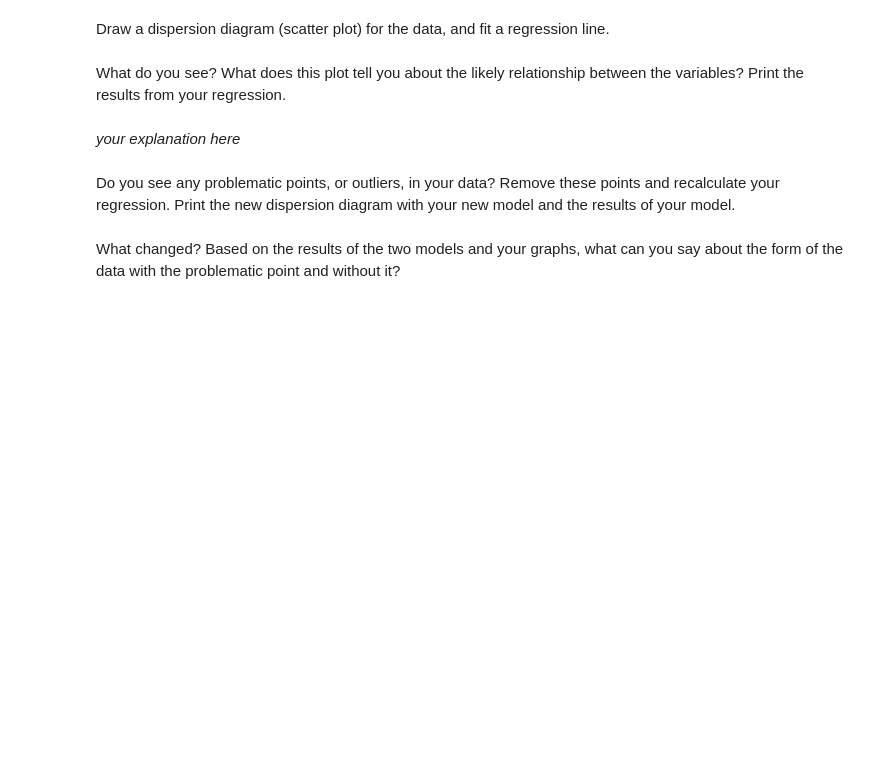
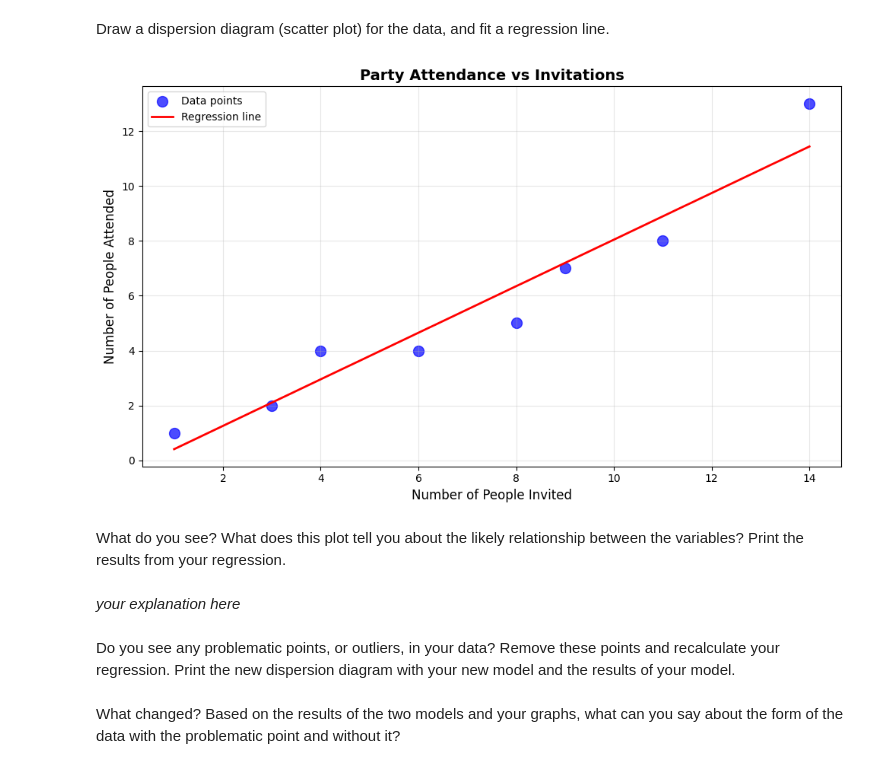
Before and after one commit to nekkylung/lab-regression-analysis-en, a Jupyter notebook: your-code/lab-regression-analysis.ipynb, the cells around one changed output. Saved outputs shown, nothing was run; the diff lists cells and outputs as text; code cells hidden in the pictures; blank space fills up the shorter version.

```diff
--- a/your-code/lab-regression-analysis.ipynb
+++ b/your-code/lab-regression-analysis.ipynb
@@ -104,0 +258,10 @@ First, build a dataframe with the data.
+# %%
+
+# Create dataframe
+party_data = pd.DataFrame({
+    'X': [1, 3, 4, 6, 8, 9, 11, 14],
+    'Y': [1, 2, 4, 4, 5, 7, 8, 13]
+})
+
+print("Party Data:")
+print(party_data)
@@ -109,3 +281,28 @@ Draw a dispersion diagram (scatter plot) for the data, and fit a regression line
+# %%
+# Create scatter plot and fit regression line
+plt.figure(figsize=(10, 6))
+plt.scatter(party_data['X'], party_data['Y'], color='blue', alpha=0.7, s=100, label='Data points')
+
+# Fit regression model
+X = party_data[['X']]
+y = party_data['Y']
+model = LinearRegression()
+model.fit(X, y)
+
+# Get regression line
+x_values = np.linspace(party_data['X'].min(), party_data['X'].max(), 100)
+y_values = model.predict(x_values.reshape(-1, 1))
+plt.plot(x_values, y_values, color='red', linewidth=2, label='Regression line')
+
+plt.xlabel('Number of People Invited', fontsize=12)
+plt.ylabel('Number of People Attended', fontsize=12)
+plt.title('Party Attendance vs Invitations', fontsize=14, fontweight='bold')
+plt.legend()
+plt.grid(True, alpha=0.3)
+plt.tight_layout()
+plt.show()
+# %% [output]
+[figure, added]
 # %% [markdown]
 What do you see? What does this plot tell you about the likely relationship between the variables? Print the results from your regression.
 # %% [markdown]
```
Also changed, not shown: parts of 21 cells of this notebook.
